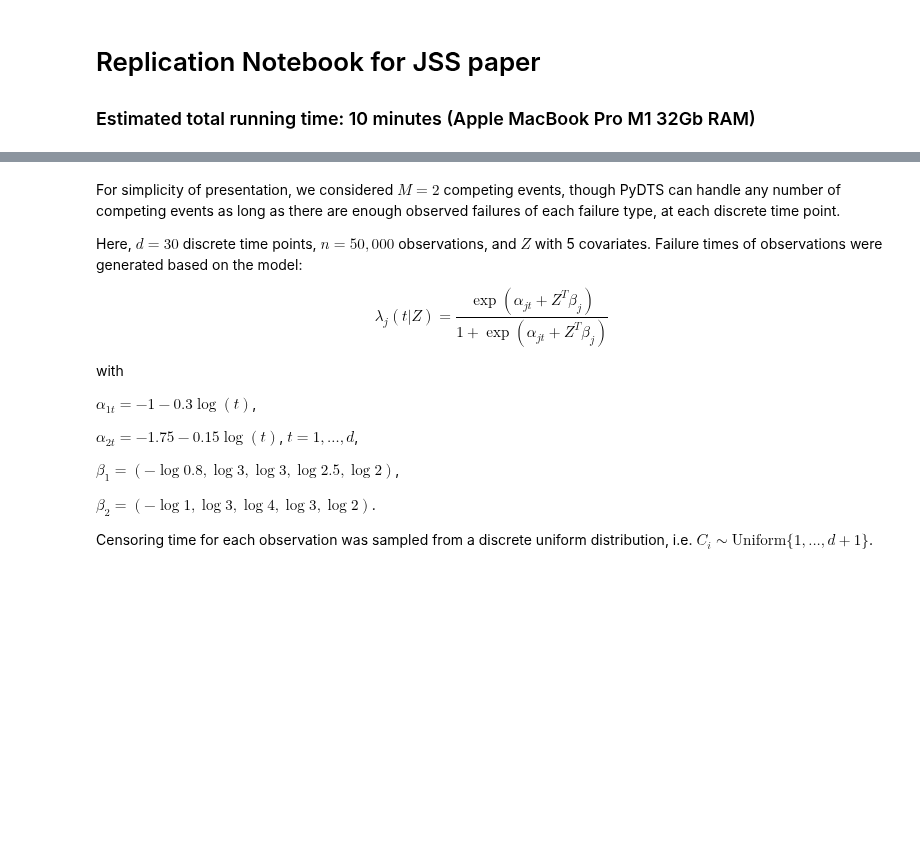
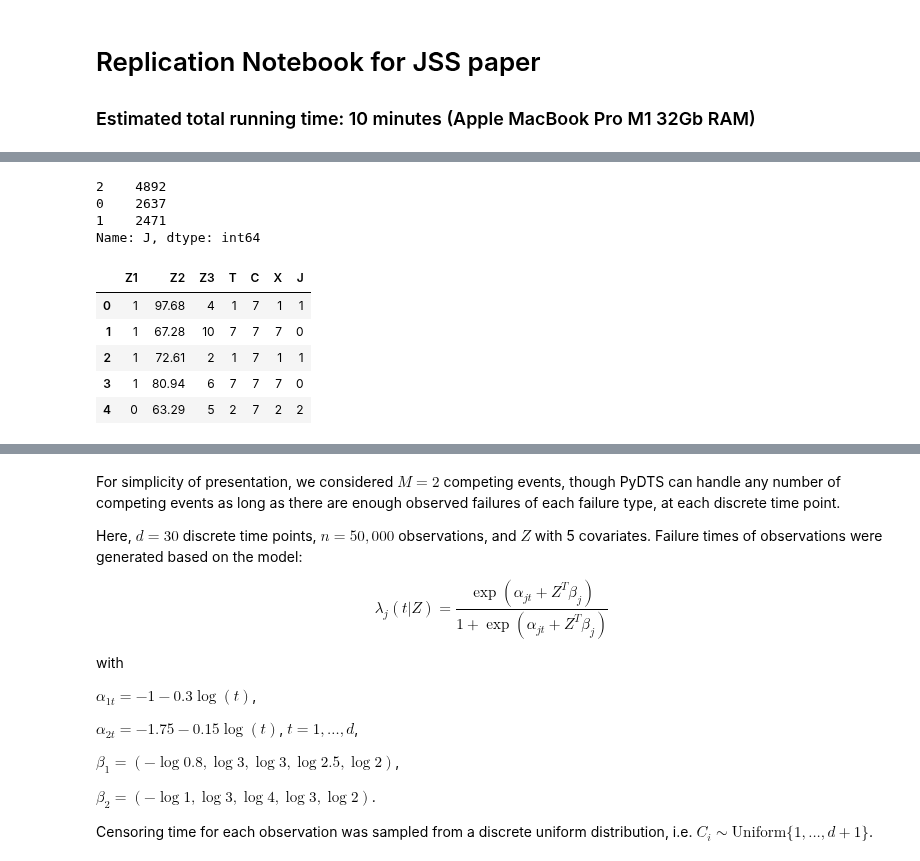
Before and after one commit to tomer1812/pydts, a Jupyter notebook: docs/JSS Replication.ipynb, the cells around one changed output, grey strips where cells are left out. Drawn from its saved outputs; the diff is of its cells as text; code cells hidden in the pictures; blank space fills up the shorter version.

```diff
--- a/docs/JSS Replication.ipynb
+++ b/docs/JSS Replication.ipynb
@@ -3,0 +81,4 @@
+# %%
+prob_lof_at_t = [0.05, 0.05, 0.05, 0.05, 0.05, 0.05, 0.05]
+observations_df = ets.sample_independent_lof_censoring(observations_df, prob_lof_at_t)
+observations_df.head()
@@ -3,0 +92,13 @@
+# %%
+ets = EventTimesSampler(d_times=7, j_event_types=2)
+censoring_coef_dict = {
+    "alpha": {
+        0: lambda t: -0.3 - 0.3 * np.log(t),
+    },
+    "beta": {
+        0: -np.log([8, 0.95, 6]),
+    }
+}
+
+observations_df = ets.sample_hazard_lof_censoring(observations_df, censoring_coef_dict, events=[0])
+observations_df.head()
@@ -3,0 +123,13 @@
+# %%
+coefficients_dict = {
+    "alpha": {
+        1: lambda t: -1 - 0.3 * np.log(t),
+        2: lambda t: -1.75 - 0.15 * np.log(t)
+    },
+    "beta": {
+        1: -np.log([0.8, 0.95, 3]),
+        2: -np.log([1, 0.95, 2])
+    }
+}
+observations_df = ets.sample_event_times(observations_df, coefficients_dict)
+observations_df.head()
@@ -3,0 +154,19 @@
+# %%
+observations_df['J'].value_counts()
+# %% [output]
+2    4892
+0    2637
+1    2471
+Name: J, dtype: int64
+# %%
+observations_df = ets.update_event_or_lof(observations_df)
+tmp = observations_df.astype({'Z1': int, 'Z2': float, 'Z3': int, 'X': int,
+                        'C': int, 'J': int, 'T': int}).round(2).head()[['Z1', 'Z2', 'Z3', 'T', 'C', 'X', 'J']]
+tmp
+# %% [output]
+|  | Z1 | Z2 | Z3 | T | C | X | J |
+| 0 | 1 | 97.68 | 4 | 1 | 7 | 1 | 1 |
+| 1 | 1 | 67.28 | 10 | 7 | 7 | 7 | 0 |
+| 2 | 1 | 72.61 | 2 | 1 | 7 | 1 | 1 |
+| 3 | 1 | 80.94 | 6 | 7 | 7 | 7 | 0 |
+| 4 | 0 | 63.29 | 5 | 2 | 7 | 2 | 2 |
```
Also changed, not shown: parts of 16 cells of this notebook, 4 other files.
